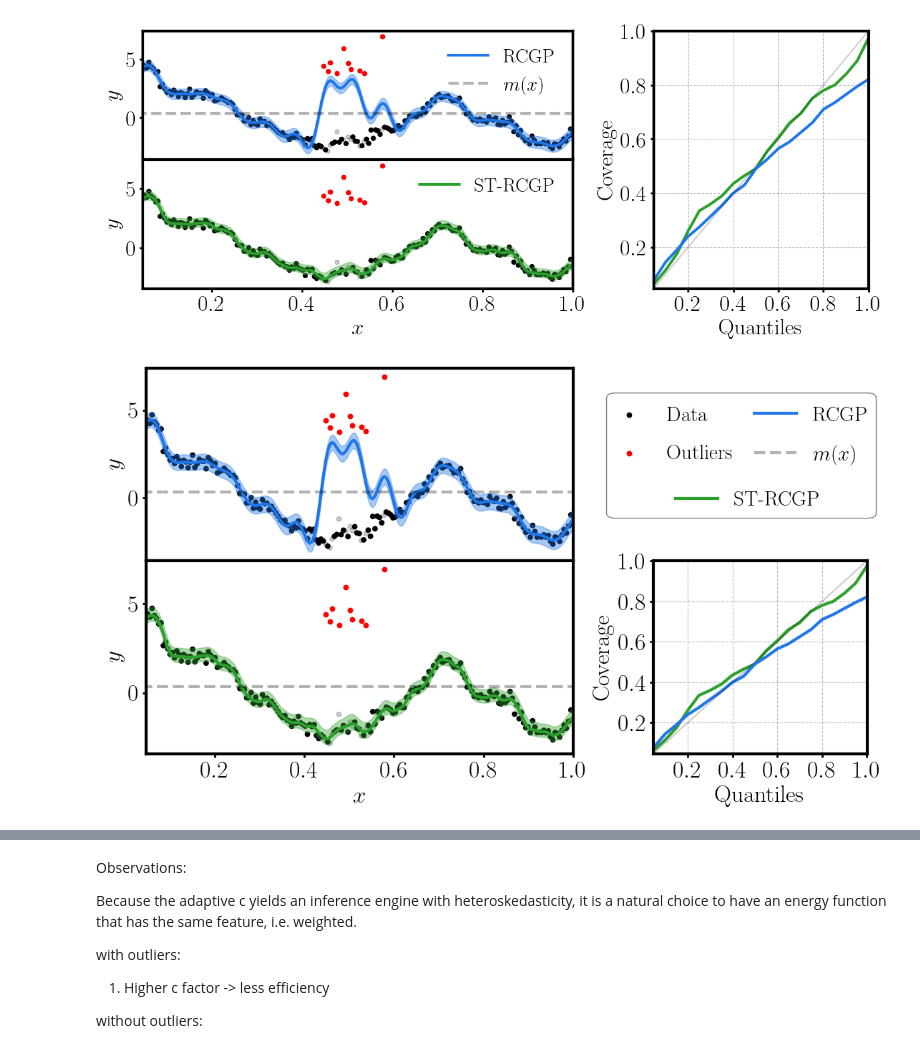
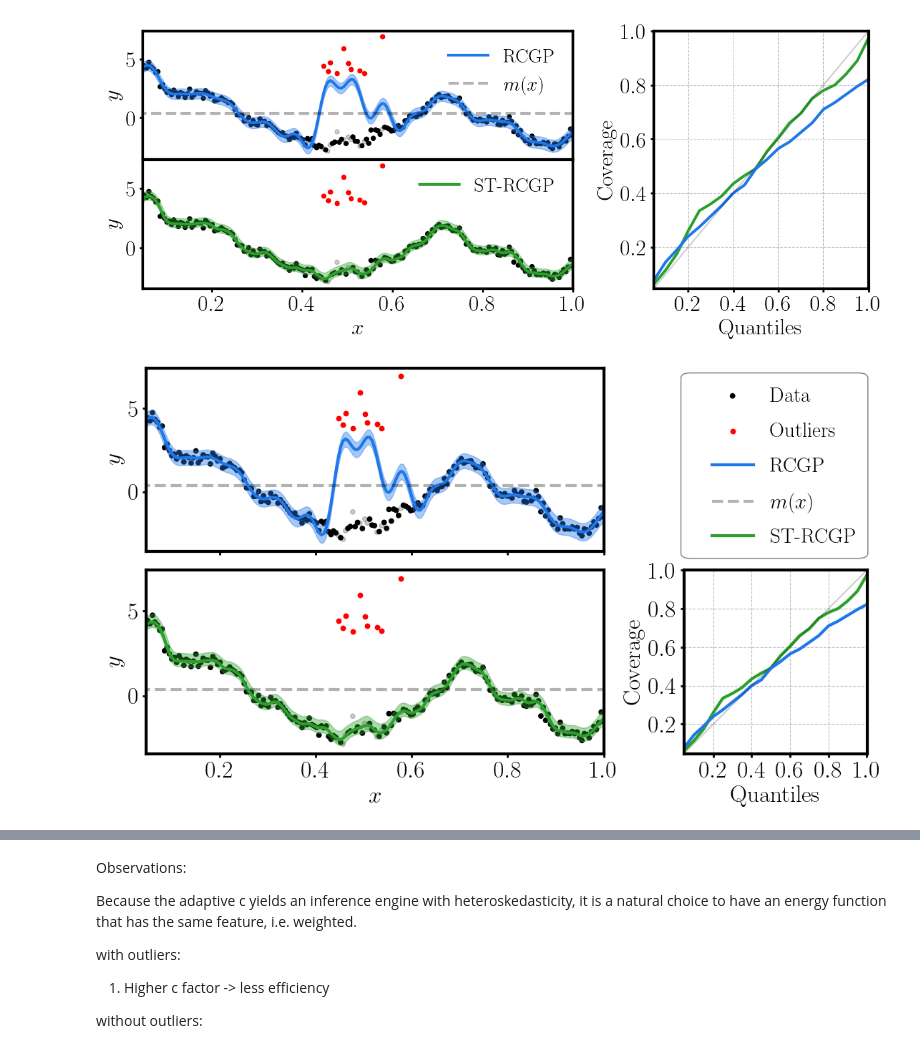
Before and after one commit to williamlaplante/ST-RCGP, a Jupyter notebook: experiments/temporal-data-simulation/ST-RCGP-vs-RCGP-issues.ipynb, the cells around one changed output, grey strips where cells are left out. Saved outputs shown, nothing was run; the diff lists cells and outputs as text; code cells hidden in the pictures.

Commit message:
polished plots a little

```diff
--- a/experiments/temporal-data-simulation/ST-RCGP-vs-RCGP-issues.ipynb
+++ b/experiments/temporal-data-simulation/ST-RCGP-vs-RCGP-issues.ipynb
@@ -313,7 +313,7 @@ fig, axs = plt.subplot_mosaic(
     ],
     figsize=(13, 7),
     sharex=True,
-    gridspec_kw={"width_ratios": [2., 1]}
+    gridspec_kw={"width_ratios": [2.5, 1]}
 )
 
 
@@ -371,37 +371,37 @@ for spine in axs["st-rcgp"].spines.values():
 
 for spine in axs["quantile"].spines.values():
     spine.set_linewidth(3.)
 
 axs["st-rcgp"].tick_params(width=2.)
 axs["rcgp"].tick_params(width=2.)
 axs["quantile"].tick_params(width=2.)
 
 
 axs["st-rcgp"].set_ylabel(r"$y$")
 axs["rcgp"].set_ylabel(r"$y$")
 
 
-axs['rcgp'].legend(ncol=2, fontsize=21, loc="best", labelspacing=0.95, columnspacing=1, bbox_to_anchor=(1.735,0.9), frameon=False)
-axs['st-rcgp'].legend(ncol=1, fontsize=21, loc="best",bbox_to_anchor=(1.623,1.46), frameon=False)
+axs['rcgp'].legend(ncol=1, fontsize=21, loc="best", labelspacing=0.8, columnspacing=1, bbox_to_anchor=(1.55,1), frameon=False)
+axs['st-rcgp'].legend(ncol=1, fontsize=21, loc="best",bbox_to_anchor=(1.594,1.33), frameon=False)
 
 
 box = FancyBboxPatch(
-    (0.72, 0.68),  # (x, y) of the bottom-left corner
-    width=0.09,   # Width of the box
-    height=0.05,  # Height of the box
+    (0.8, 0.6),  # (x, y) of the bottom-left corner
+    width=0.001,   # Width of the box
+    height=0.17,  # Height of the box
     boxstyle="round,pad=0.1,rounding_size=0.01",  # Rounded corners
     edgecolor="black",  # Border color
     alpha=0.5,
     facecolor="none"  # Fill color
 )
 fig.add_artist(box)
 
 axs["quantile"].set_ylabel("Coverage", fontsize=24)
 axs["quantile"].set_xticks([0.2, 0.4, 0.6, 0.8, 1.0])
 axs["quantile"].set_yticks([0.2, 0.4, 0.6, 0.8, 1.0])
 # Adjust layout
-fig.subplots_adjust(wspace=0.25, hspace=0.)  # Reduce spacing between subplots
+fig.subplots_adjust(wspace=0.25, hspace=0.1)  # Reduce spacing between subplots
 #fig.tight_layout()
 #fig.savefig("./efficiency-and-coverage-and-fit-plot.pdf", format='pdf', bbox_inches='tight')
 # %% [output]
-[figure, old version]
+[figure, new version]
```
Also changed, not shown: parts of 1 cell of this notebook, 3 other files.
